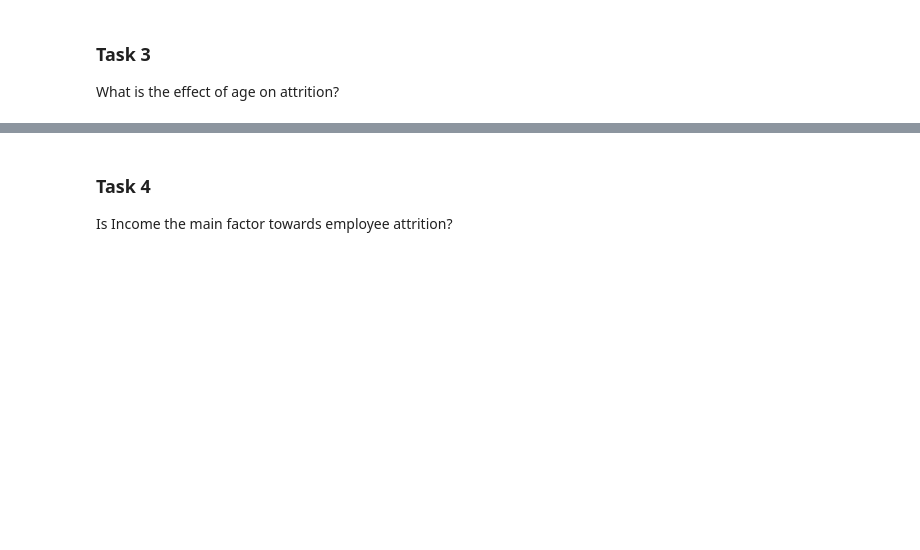
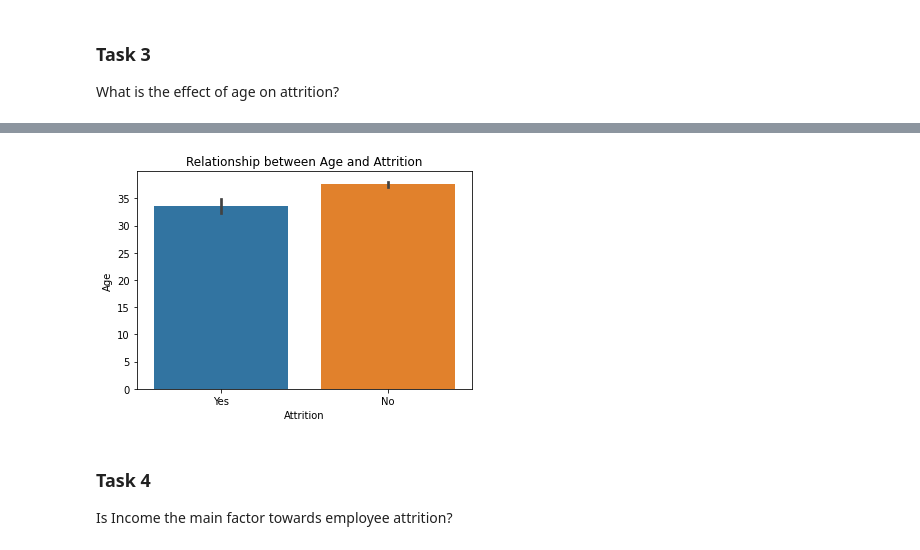
Before and after one commit to MercyNgila/stutern-, a Jupyter notebook: Stutern_SQL.ipynb, the cells around one changed output, grey strips where cells are left out. Drawn from its saved outputs; the diff is of its cells as text; code cells hidden in the pictures; blank space fills up the shorter version.

Commit message:
Age vs Attrition

```diff
--- a/Stutern_SQL.ipynb
+++ b/Stutern_SQL.ipynb
@@ -76,3 +108,14 @@ What is the relationship between Education and Monthly Income?
 # %% [markdown]
 ### Task 3
 What is the effect of age on attrition?
+# %%
+# Select Age and Attirition
+query1 = '''
+SELECT
+    Age, Attrition
+FROM
+    attrition_records;
+    '''
+
+age_attr = pd.read_sql(query1, sq_data)
+age_attr
@@ -79,3 +136,9 @@ What is the effect of age on attrition?
+# %%
+# Plot relationship between Age and Attrition
+sns.barplot(x = 'Attrition', y = 'Age', data = age_attr).set(title = 'Relationship between Age and Attrition')
+plt.show()
+# %% [output]
+[figure, added]
 # %% [markdown]
 ### Task 4
 Is Income the main factor towards employee attrition?
```
Also changed, not shown: parts of 4 cells of this notebook.
